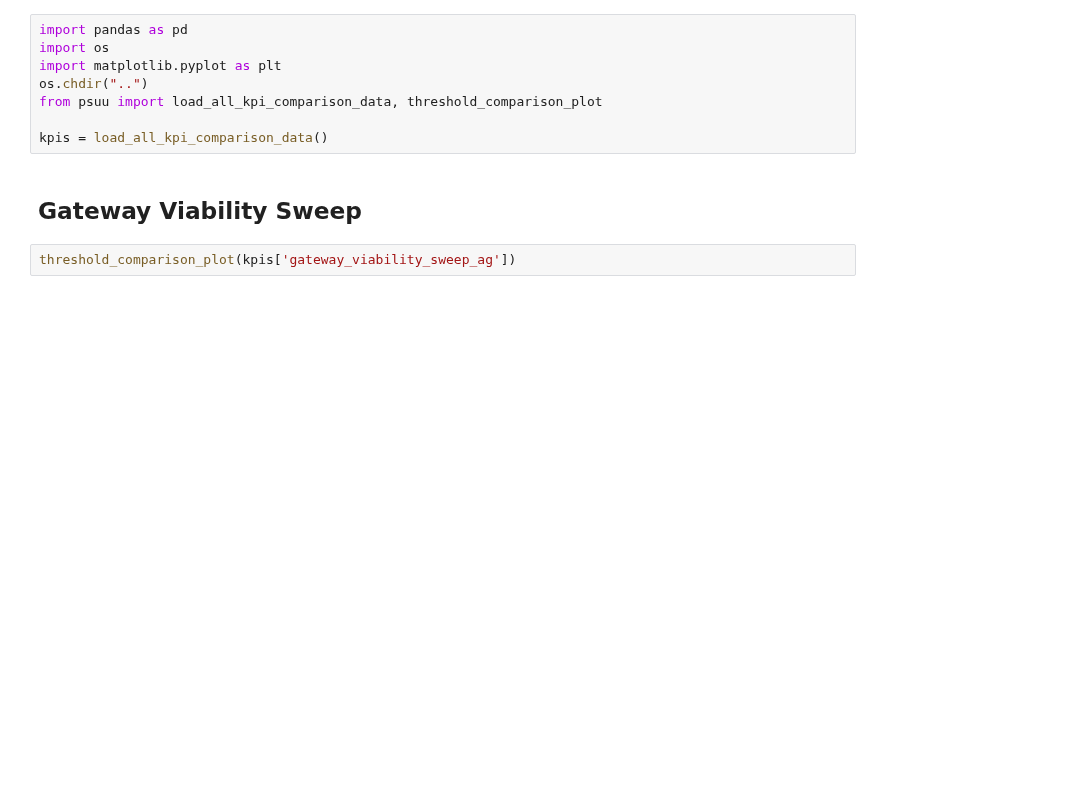
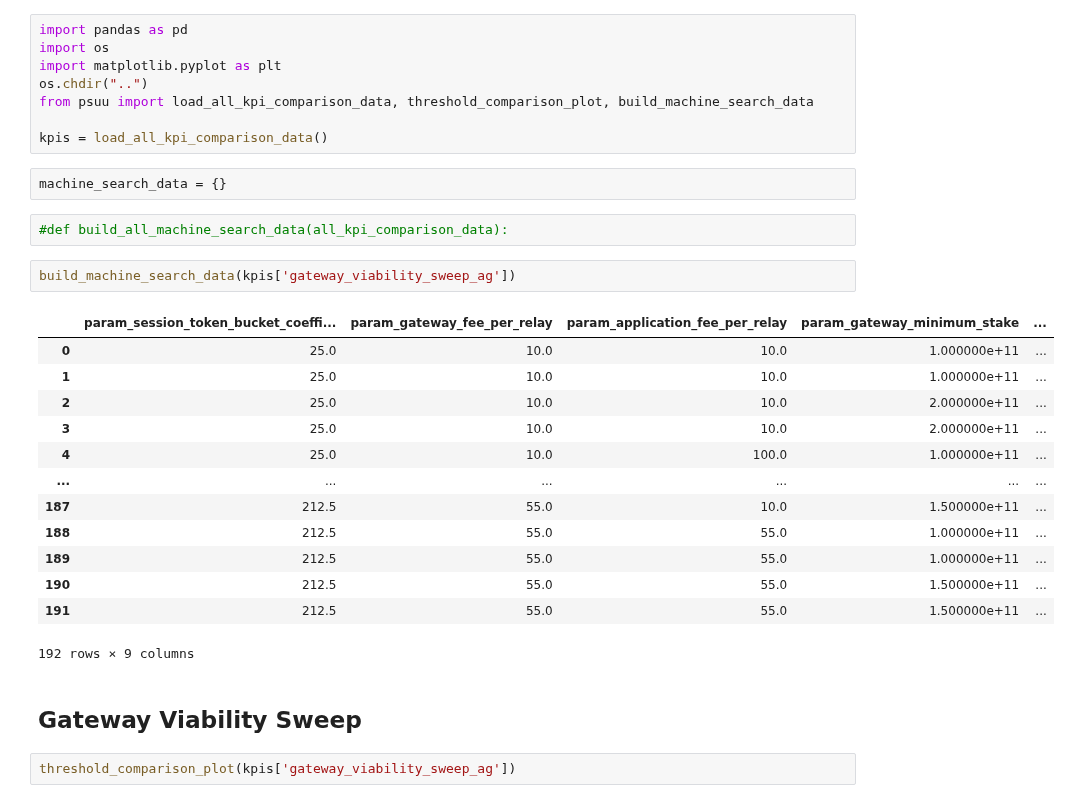
Before and after one commit to BlockScience/PocketSimulationModel, a Jupyter notebook: exploratory/Threshold Comparison.ipynb, the cells around one changed output. Drawn from its saved outputs; the diff is of its cells as text; blank space fills up the shorter version.

Commit message:
Add build_machine_search_data

```diff
--- a/exploratory/Threshold Comparison.ipynb
+++ b/exploratory/Threshold Comparison.ipynb
@@ -3,9 +3,29 @@ import pandas as pd
 import os
 import matplotlib.pyplot as plt
 os.chdir("..")
-from psuu import load_all_kpi_comparison_data, threshold_comparison_plot
+from psuu import load_all_kpi_comparison_data, threshold_comparison_plot, build_machine_search_data
 
 kpis = load_all_kpi_comparison_data()
+# %%
+machine_search_data = {}
+# %%
+#def build_all_machine_search_data(all_kpi_comparison_data):
+# %%
+build_machine_search_data(kpis['gateway_viability_sweep_ag'])
+# %% [output]
+|  | param_session_token_bucket_coeffi... | param_gateway_fee_per_relay | param_application_fee_per_relay | param_gateway_minimum_stake | ... |
+| 0 | 25.0 | 10.0 | 10.0 | 1.000000e+11 | ... |
+| 1 | 25.0 | 10.0 | 10.0 | 1.000000e+11 | ... |
+| 2 | 25.0 | 10.0 | 10.0 | 2.000000e+11 | ... |
+| 3 | 25.0 | 10.0 | 10.0 | 2.000000e+11 | ... |
+| 4 | 25.0 | 10.0 | 100.0 | 1.000000e+11 | ... |
+| ... | ... | ... | ... | ... | ... |
+| 187 | 212.5 | 55.0 | 10.0 | 1.500000e+11 | ... |
+| 188 | 212.5 | 55.0 | 55.0 | 1.000000e+11 | ... |
+| 189 | 212.5 | 55.0 | 55.0 | 1.000000e+11 | ... |
+| 190 | 212.5 | 55.0 | 55.0 | 1.500000e+11 | ... |
+| 191 | 212.5 | 55.0 | 55.0 | 1.500000e+11 | ... |
+192 rows × 9 columns
 # %% [markdown]
 ## Gateway Viability Sweep
 # %%
```
Also changed, not shown: 2 other files.
